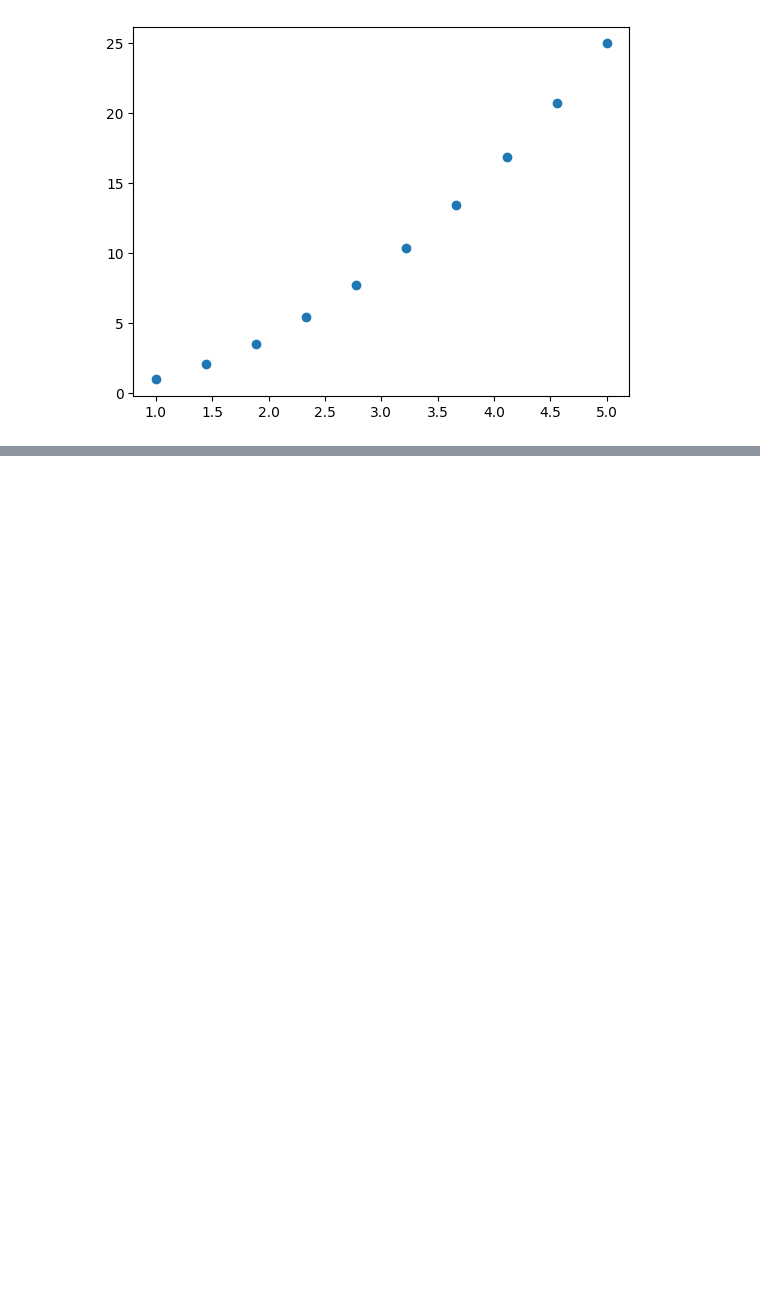
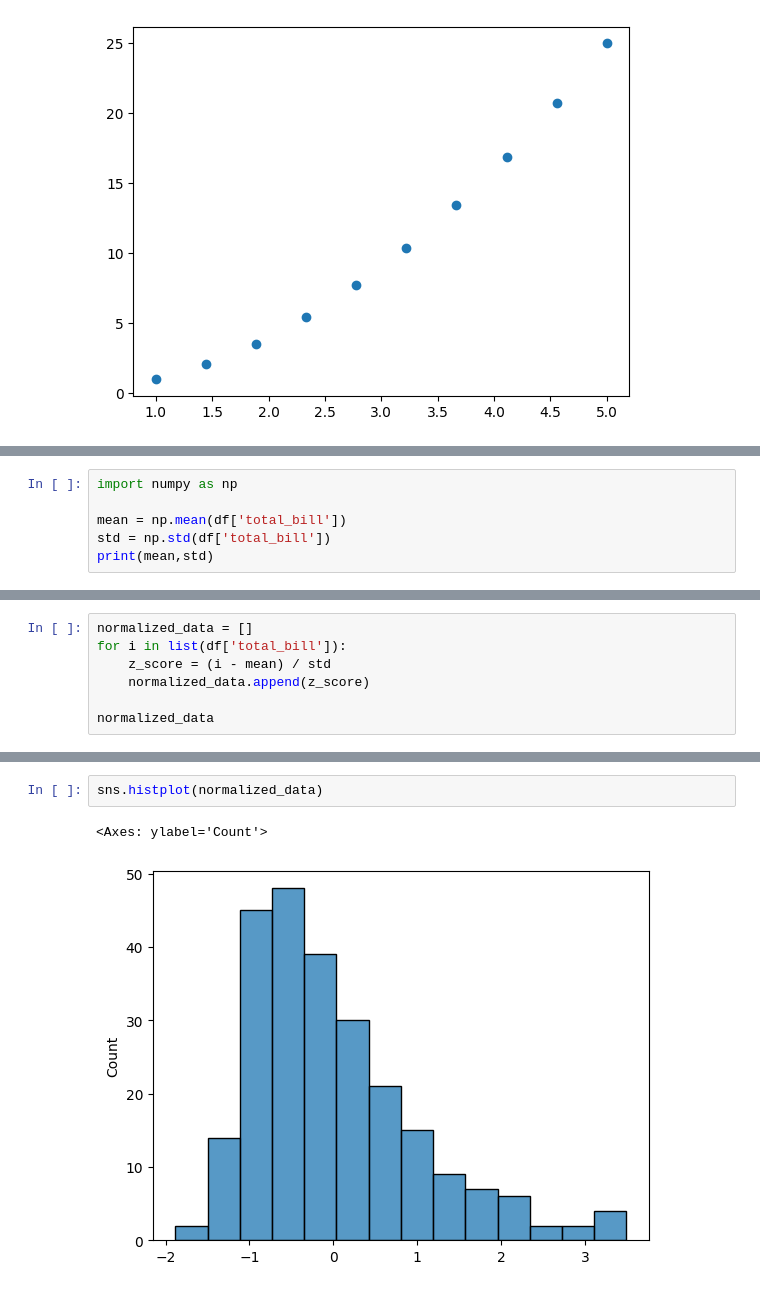
Before and after one commit to prshntshinde/pw-datascience, a Jupyter notebook: practice_sessions/machine-learning/ml-ses1.ipynb, the cells around one changed output, grey strips where cells are left out. Cells and saved outputs as stored; diff of their text form; blank space fills up the shorter version.

```diff
--- a/practice_sessions/machine-learning/ml-ses1.ipynb
+++ b/practice_sessions/machine-learning/ml-ses1.ipynb
@@ -476,0 +567,6 @@ plt.scatter(x_new,y_interp)
+# %%
+import numpy as np
+
+mean = np.mean(df['total_bill'])
+std = np.std(df['total_bill'])
+print(mean,std)
@@ -476,0 +575,7 @@ plt.scatter(x_new,y_interp)
+# %%
+normalized_data = []
+for i in list(df['total_bill']):
+    z_score = (i - mean) / std
+    normalized_data.append(z_score)
+
+normalized_data
@@ -476,0 +605,5 @@ plt.scatter(x_new,y_interp)
+# %%
+sns.histplot(normalized_data)
+# %% [output]
+<Axes: ylabel='Count'>
+[figure, added]
```
Also changed, not shown: parts of 31 cells of this notebook.
